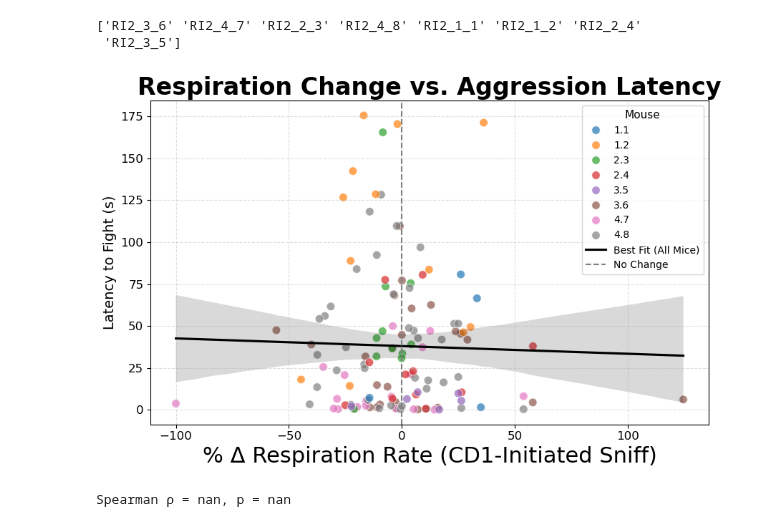
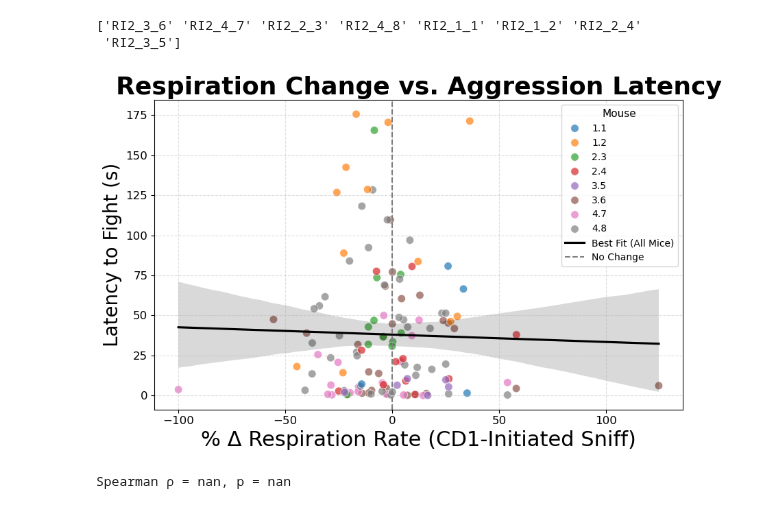
Before and after one commit to padillacoreanolab/respiratory_pilot, a Jupyter notebook: cohort1_hzchange.ipynb, the cells around one changed output. Saved outputs shown, nothing was run; the diff lists cells and outputs as text; code cells hidden in the pictures.

```diff
--- a/cohort1_hzchange.ipynb
+++ b/cohort1_hzchange.ipynb
@@ -851,36 +851,36 @@ plt.figure(figsize=(9,6))
 sns.scatterplot(
     data=all_mice_df,
     x="%Resp Rate Change",
     y="Latency (s)",
     hue="Mouse_Label",
     palette="tab10",
     alpha=0.7,
     s=70
 )
 
 sns.regplot(
     data=all_mice_df,
     x="%Resp Rate Change",
     y="Latency (s)",
     scatter=False,
     color="black",
     label="Best Fit (All Mice)"
 )
 
 plt.axvline(0, linestyle='--', color='gray', label='No Change')
 
 plt.xlabel("% Δ Respiration Rate (CD1-Initiated Sniff)", fontsize=22)
-plt.ylabel("Latency to Fight (s)", fontsize=14)
-plt.title("Respiration Change vs. Aggression Latency", fontsize=24, weight='bold')
+plt.ylabel("Latency to Fight (s)", fontsize=20)
+plt.title("Respiration Change vs. Aggression Latency", fontsize=26, weight='bold')
 
 plt.xticks(fontsize=12)
 plt.yticks(fontsize=12)
 plt.legend(title="Mouse", fontsize=10, title_fontsize=11)
 plt.grid(True, linestyle='--', alpha=0.4)
 plt.tight_layout()
 plt.show()
 # %% [output]
-[figure, old version]
+[figure, new version]
 # %%
 from scipy.stats import spearmanr
 
```
Also changed, not shown: parts of 3 cells of this notebook, 25 other files.
